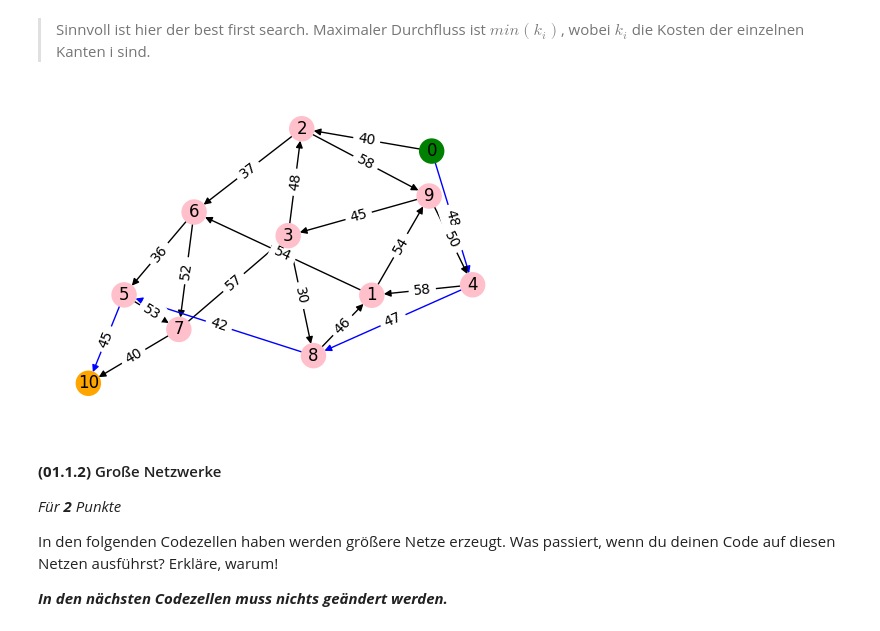
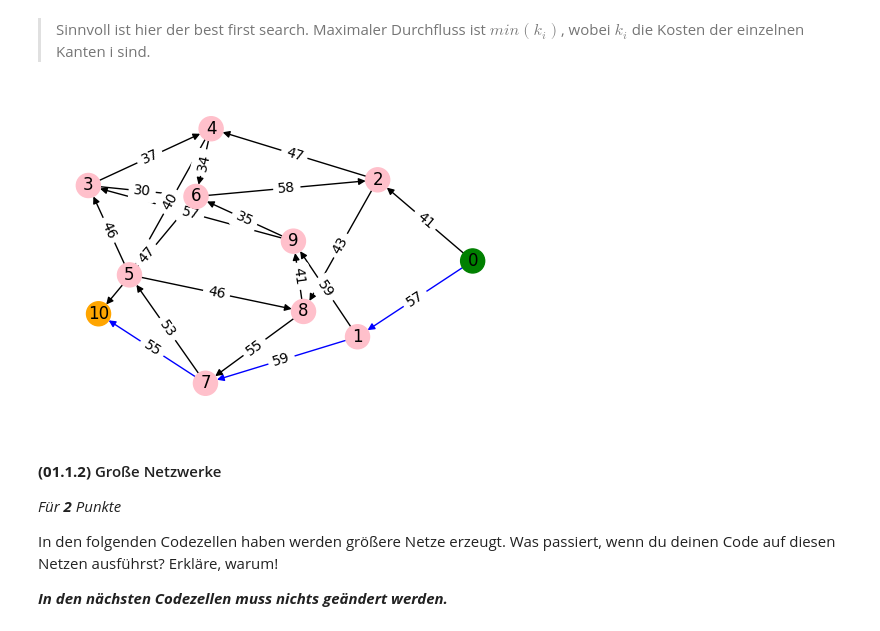
Before and after one commit to JonasOech/assignments, a Jupyter notebook: assignment_1/assignment_1_german.ipynb, the cells around one changed output. Cells and saved outputs as stored; diff of their text form; code cells hidden in the pictures.

```diff
--- a/assignment_1/assignment_1_german.ipynb
+++ b/assignment_1/assignment_1_german.ipynb
@@ -231,6 +230,6 @@ def plot_flow_network(G: nx.DiGraph, path: list[int] | None = None):
     plt.axis("off")
     plt.show()
 
-G = generate_flow_network(11, 20, 30, 60, datetime.now().microsecond % 1000)
+G = generate_flow_network(11, 20, 30, 60, 2)
 plot_flow_network(G) # type: ignore
 # %% [output]
@@ -266,36 +265,34 @@ def path_with_maximum_capacity(G: nx.DiGraph, source: int, target: int) -> list[
     """Implement best first search:
     Form a one-element queue consisting of a zero-length path that contains only the root
     node.
     Until the first path in the queue terminates at the goal node or the queue is empty,
         Remove the first path from the queue; create new paths by extendingthe first path to all neighbors of the terminal node.
         Reject all new paths with loops.
         Add the new paths, if any, to the queue.
         Sort entire queue by the estimated distances between their terminal
         nodes and the goal
         If the goal node is found, announce success; otherwise announce failure."""
     queue = [[source]]  # Start with a path containing only the source node
     visited = set()  # To keep track of visited nodes
 
     while queue:
         current_path = queue.pop(0)  # Get the first path in the queue
         current_node = current_path[-1]
         if current_node == target:
             return current_path
         visited.add(current_node)
         for neighbor in G.neighbors(current_node):
             if neighbor not in visited:
                 new_path = current_path + [neighbor]
-                # Calculate the minimum capacity of the edges in the new path
-                capacity = min(G[u][v]['capacity'] for u, v in zip(new_path[:-1], new_path[1:]))
                 # Sort the queue by the capacity of the paths (descending order)
                 queue.append(new_path)
                 queue.sort(key=lambda p: min(G[u][v]['capacity'] for u, v in zip(p[:-1], p[1:])), reverse=True)
     return []  # Return an empty path because no path was found
 
 path = path_with_maximum_capacity(G, 0, 10)
 plot_flow_network(G, path) # type: ignore
 # %% [output]
-[figure, old version]
+[figure, new version]
 # %% [markdown]
 #### **(01.1.2)** Große Netzwerke
 
```
Also changed, not shown: parts of 7 cells of this notebook.
